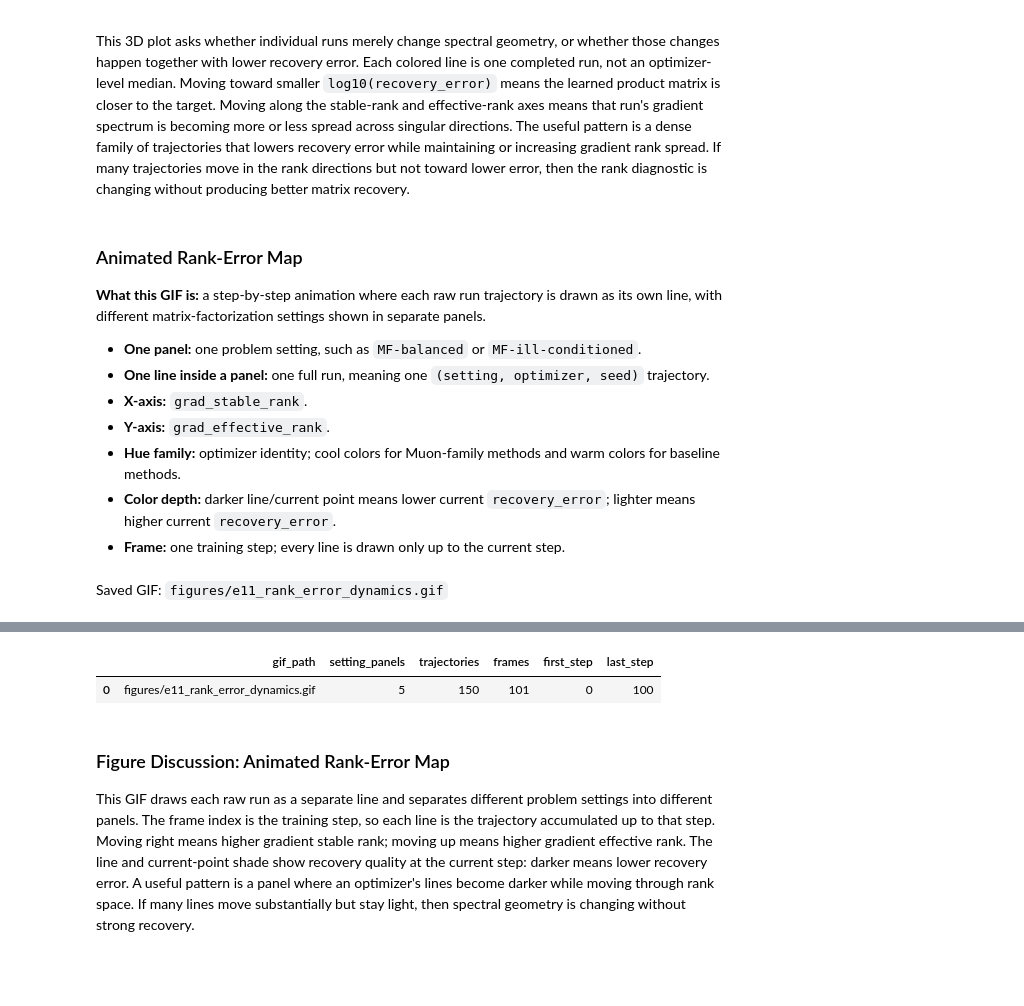
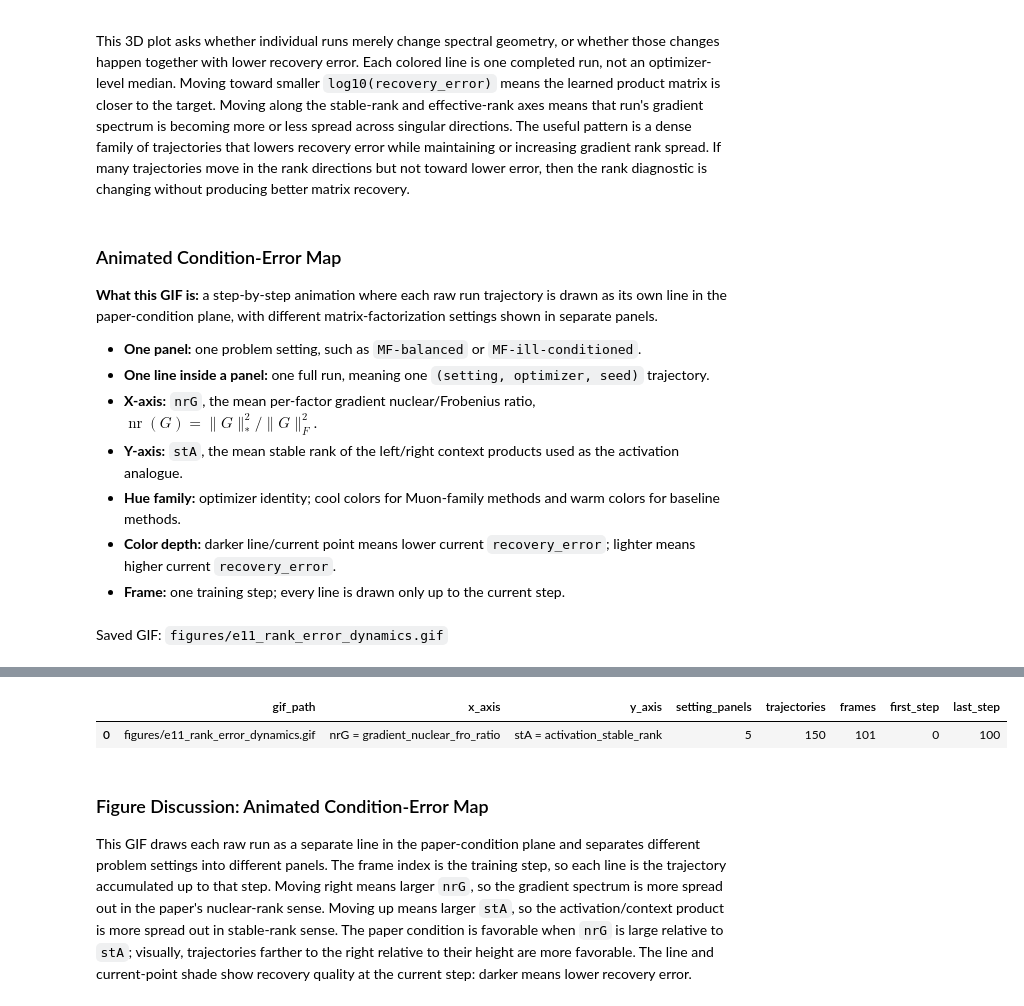
Before and after one commit to TianyangLiu-Work/muonexperiment, a Jupyter notebook: Notebooks/E11_paper_condition_diagnostics_torch.ipynb, the cells around one changed output, grey strips where cells are left out. Cells and saved outputs as stored; diff of their text form; code cells hidden in the pictures; blank space fills up the shorter version.

Commit message:
Plot E11 condition dynamics with nrG and stA

```diff
--- a/Notebooks/E11_paper_condition_diagnostics_torch.ipynb
+++ b/Notebooks/E11_paper_condition_diagnostics_torch.ipynb
@@ -636,14 +638,14 @@ IPython.display.display(
 
 This 3D plot asks whether individual runs merely change spectral geometry, or whether those changes happen together with lower recovery error. Each colored line is one completed run, not an optimizer-level median. Moving toward smaller `log10(recovery_error)` means the learned product matrix is closer to the target. Moving along the stable-rank and effective-rank axes means that run's gradient spectrum is becoming more or less spread across singular directions. The useful pattern is a dense family of trajectories that lowers recovery error while maintaining or increasing gradient rank spread. If many trajectories move in the rank directions but not toward lower error, then the rank diagnostic is changing without producing better matrix recovery.
 # %% [markdown]
-### Animated Rank-Error Map
+### Animated Condition-Error Map
 
-**What this GIF is:** a step-by-step animation where each raw run trajectory is drawn as its own line, with different matrix-factorization settings shown in separate panels.
+**What this GIF is:** a step-by-step animation where each raw run trajectory is drawn as its own line in the paper-condition plane, with different matrix-factorization settings shown in separate panels.
 
 - **One panel:** one problem setting, such as `MF-balanced` or `MF-ill-conditioned`.
 - **One line inside a panel:** one full run, meaning one `(setting, optimizer, seed)` trajectory.
-- **X-axis:** `grad_stable_rank`.
-- **Y-axis:** `grad_effective_rank`.
+- **X-axis:** `nrG`, the mean per-factor gradient nuclear/Frobenius ratio, $\operatorname{nr}(G)=\lVert G\rVert_*^2/\lVert G\rVert_F^2$.
+- **Y-axis:** `stA`, the mean stable rank of the left/right context products used as the activation analogue.
 - **Hue family:** optimizer identity; cool colors for Muon-family methods and warm colors for baseline methods.
 - **Color depth:** darker line/current point means lower current `recovery_error`; lighter means higher current `recovery_error`.
 - **Frame:** one training step; every line is drawn only up to the current step.
@@ -664,19 +666,27 @@ rank_gif_base_colors = {
     "SGD": "#CC79A7",              # warm magenta
 }
 
+condition_x_col = "gradient_nuclear_fro_ratio"
+condition_y_col = "activation_stable_rank"
+condition_dynamic_rows = dynamic_rows[
+    np.isfinite(dynamic_rows[condition_x_col])
+    & np.isfinite(dynamic_rows[condition_y_col])
+].copy()
+condition_dynamic_rows = condition_dynamic_rows.sort_values(["setting", "algo", "seed", "run_id", "step"]).reset_index(drop=True)
+
 setting_order = [spec["setting"] for spec in SETTINGS]
-rank_steps = sorted(dynamic_rows["step"].unique())
-log_error_min = float(dynamic_rows["log_recovery_error"].min())
-log_error_max = float(dynamic_rows["log_recovery_error"].max())
+rank_steps = sorted(condition_dynamic_rows["step"].unique())
+log_error_min = float(condition_dynamic_rows["log_recovery_error"].min())
+log_error_max = float(condition_dynamic_rows["log_recovery_error"].max())
 log_error_span = max(log_error_max - log_error_min, 1e-12)
 
 
 def setting_axis_limits(setting):
-    setting_rows = dynamic_rows[dynamic_rows["setting"] == setting]
-    x_min = float(setting_rows[stable_col].min())
-    x_max = float(setting_rows[stable_col].max())
-    y_min = float(setting_rows[effective_col].min())
-    y_max = float(setting_rows[effective_col].max())
+    setting_rows = condition_dynamic_rows[condition_dynamic_rows["setting"] == setting]
+    x_min = float(setting_rows[condition_x_col].min())
+    x_max = float(setting_rows[condition_x_col].max())
+    y_min = float(setting_rows[condition_y_col].min())
+    y_max = float(setting_rows[condition_y_col].max())
     x_pad = max(0.08 * (x_max - x_min), 0.08)
     y_pad = max(0.08 * (y_max - y_min), 0.08)
     return (x_min - x_pad, x_max + x_pad, y_min - y_pad, y_max + y_pad)
@@ -694,7 +704,7 @@ def recovery_depth_color(base_color, log_recovery_error):
 
 
 setting_trajectories = {setting: [] for setting in setting_order}
-for (run_id, setting, algo, seed), group in dynamic_rows.groupby(["run_id", "setting", "algo", "seed"], sort=False, observed=True):
+for (run_id, setting, algo, seed), group in condition_dynamic_rows.groupby(["run_id", "setting", "algo", "seed"], sort=False, observed=True):
     ordered = group.sort_values("step").reset_index(drop=True)
     setting_trajectories.setdefault(setting, []).append({
         "run_id": run_id,
@@ -732,7 +742,7 @@ def short_setting_name(setting):
 
 
 def draw_rank_error_frame(step):
-    title_text.set_text(f"One line per trajectory, separated by problem setting, step {int(step)}")
+    title_text.set_text(f"One line per trajectory in nrG-stA plane, step {int(step)}")
     for ax_idx, ax in enumerate(axes):
         ax.clear()
         if ax_idx >= len(setting_order):
@@ -744,8 +754,8 @@ def draw_rank_error_frame(step):
         ax.set_xlim(x_lo, x_hi)
         ax.set_ylim(y_lo, y_hi)
         ax.set_title(short_setting_name(setting), fontsize=10)
-        ax.set_xlabel("grad stable rank", fontsize=9)
-        ax.set_ylabel("grad effective rank", fontsize=9)
+        ax.set_xlabel("nrG = mean nr(G)", fontsize=9)
+        ax.set_ylabel("stA = mean st(A)", fontsize=9)
         ax.grid(alpha=0.24)
         ax.tick_params(axis="both", labelsize=8)
 
@@ -758,15 +768,15 @@ def draw_rank_error_frame(step):
             base_color = trajectory["base_color"]
             line_color = recovery_depth_color(base_color, current["log_recovery_error"])
             ax.plot(
-                history[stable_col],
-                history[effective_col],
+                history[condition_x_col],
+                history[condition_y_col],
                 color=line_color,
                 alpha=0.52,
                 linewidth=0.90,
             )
             ax.scatter(
-                current[stable_col],
-                current[effective_col],
+                current[condition_x_col],
+                current[condition_y_col],
                 s=18,
                 color=line_color,
                 edgecolor=base_color,
@@ -775,39 +785,41 @@ def draw_rank_error_frame(step):
                 zorder=3,
             )
 
     return []
 
 
 rank_error_animation = animation.FuncAnimation(
     fig,
     draw_rank_error_frame,
     frames=rank_steps,
     interval=250,
     repeat=True,
     blit=False,
 )
 rank_error_animation.save(GIF_PATH, writer=animation.PillowWriter(fps=4), dpi=105)
 plt.close(fig)
 
 IPython.display.display(IPython.display.Markdown(f"Saved GIF: `{GIF_PATH.relative_to(PROJECT)}`"))
 IPython.display.display(IPython.display.HTML('<img src="../figures/e11_rank_error_dynamics.gif" width="1100">'))
 IPython.display.display(pd.DataFrame([{
     "gif_path": str(GIF_PATH.relative_to(PROJECT)),
+    "x_axis": "nrG = gradient_nuclear_fro_ratio",
+    "y_axis": "stA = activation_stable_rank",
     "setting_panels": len(setting_order),
     "trajectories": sum(len(items) for items in setting_trajectories.values()),
     "frames": len(rank_steps),
     "first_step": int(rank_steps[0]),
     "last_step": int(rank_steps[-1]),
 }]))
 # %% [output]
 Saved GIF: `figures/e11_rank_error_dynamics.gif`
 [interactive output not drawn]
-|  | gif_path | setting_panels | trajectories | frames | first_step | last_step |
-| 0 | figures/e11_rank_error_dynamics.gif | 5 | 150 | 101 | 0 | 100 |
+|  | gif_path | x_axis | y_axis | setting_panels | trajectories | frames | first_step | last_step |
+| 0 | figures/e11_rank_error_dynamics.gif | nrG = gradient_nuclear_fro_ratio | stA = activation_stable_rank | 5 | 150 | 101 | 0 | 100 |
 # %% [markdown]
-### Figure Discussion: Animated Rank-Error Map
+### Figure Discussion: Animated Condition-Error Map
 
-This GIF draws each raw run as a separate line and separates different problem settings into different panels. The frame index is the training step, so each line is the trajectory accumulated up to that step. Moving right means higher gradient stable rank; moving up means higher gradient effective rank. The line and current-point shade show recovery quality at the current step: darker means lower recovery error. A useful pattern is a panel where an optimizer's lines become darker while moving through rank space. If many lines move substantially but stay light, then spectral geometry is changing without strong recovery.
+This GIF draws each raw run as a separate line in the paper-condition plane and separates different problem settings into different panels. The frame index is the training step, so each line is the trajectory accumulated up to that step. Moving right means larger `nrG`, so the gradient spectrum is more spread out in the paper's nuclear-rank sense. Moving up means larger `stA`, so the activation/context product is more spread out in stable-rank sense. The paper condition is favorable when `nrG` is large relative to `stA`; visually, trajectories farther to the right relative to their height are more favorable. The line and current-point shade show recovery quality at the current step: darker means lower recovery error.
 # %% [markdown]
 ### Reading The Result
 
```
Also changed, not shown: parts of 3 cells of this notebook, 1 other file.
